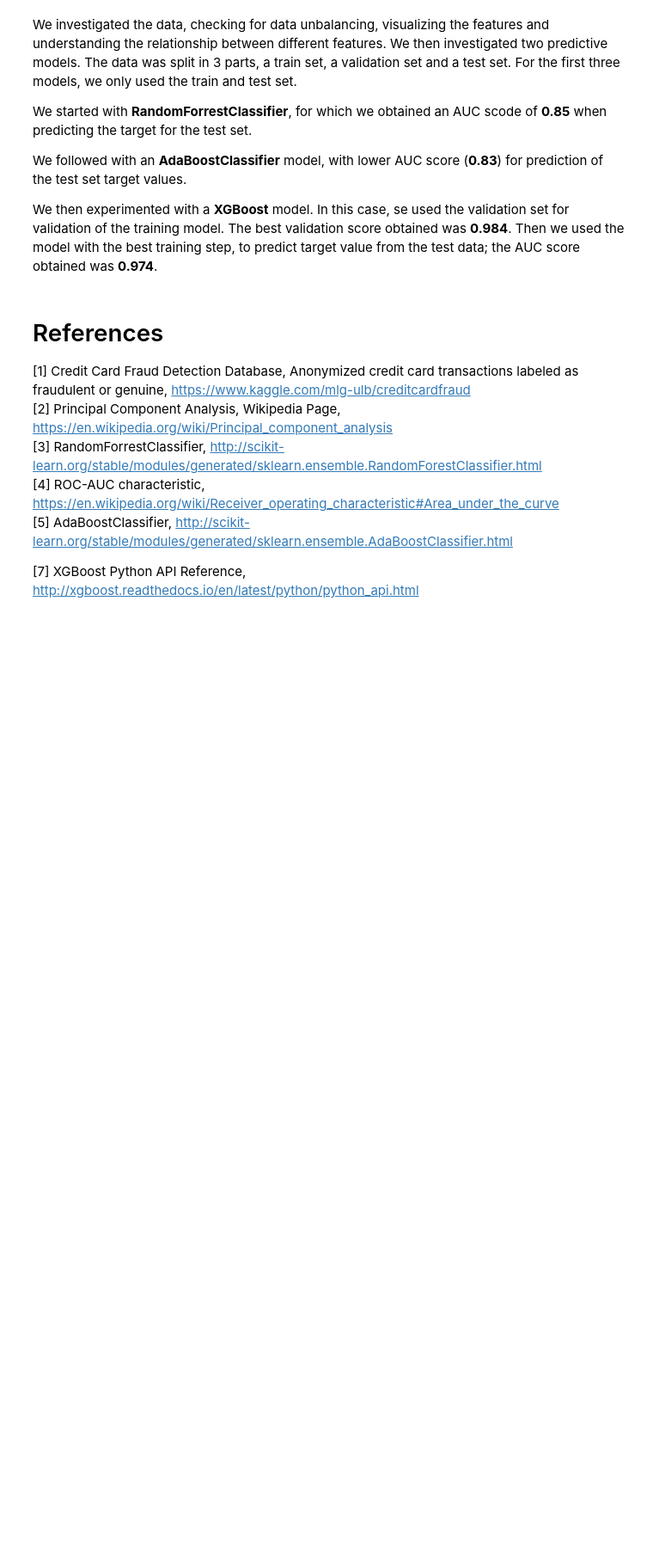
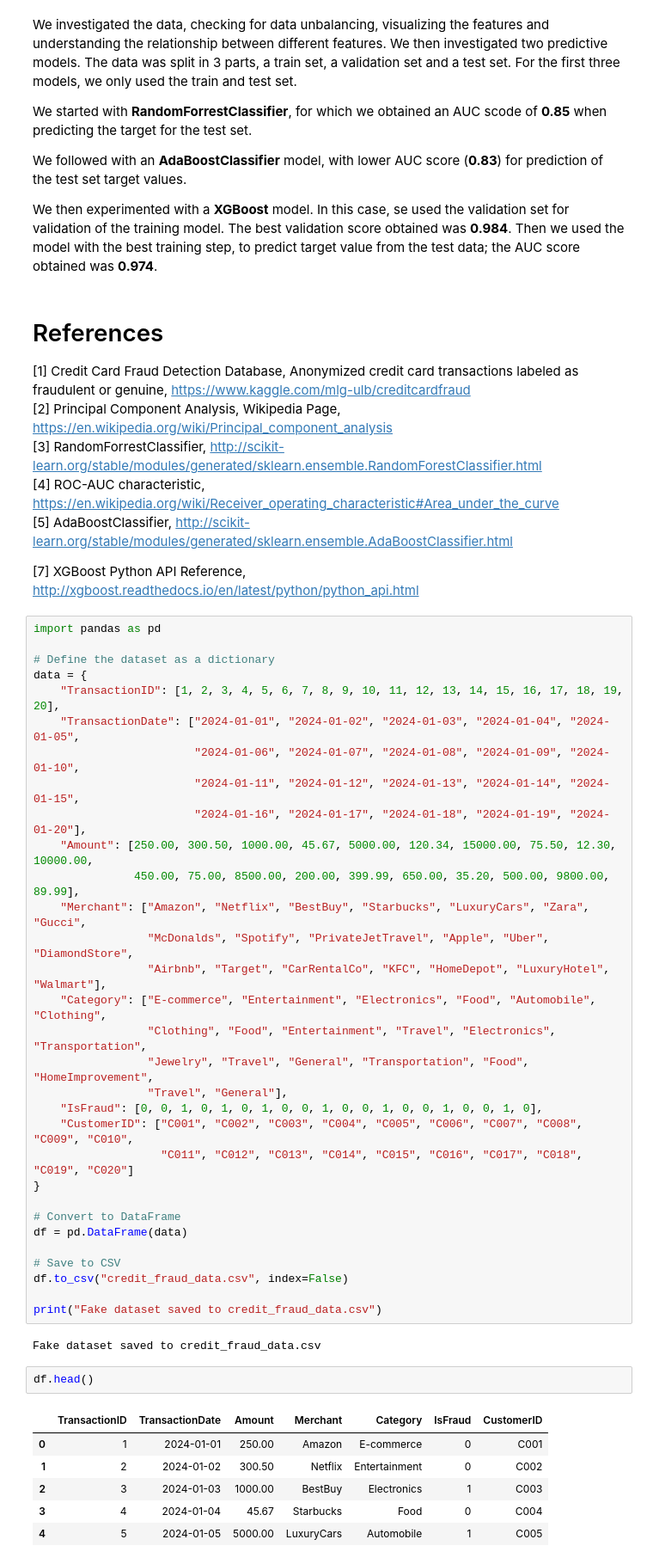
Before and after one commit to MohammadShuaib00/Credit-Card-Fraud-Detection, a Jupyter notebook: notebooks/experiments.ipynb, the cells around one changed output. Shown at 86% size. Cells and saved outputs as stored; diff of their text form; blank space fills up the shorter version.

Commit message:
Data Ingestion Completed

```diff
--- a/notebooks/experiments.ipynb
+++ b/notebooks/experiments.ipynb
@@ -674,3 +674,45 @@ We then experimented with a **XGBoost** model. In this case, se used the validat
 [5] AdaBoostClassifier, http://scikit-learn.org/stable/modules/generated/sklearn.ensemble.AdaBoostClassifier.html
 
 [7] XGBoost Python API Reference, http://xgboost.readthedocs.io/en/latest/python/python_api.html
+# %%
+import pandas as pd
+
+# Define the dataset as a dictionary
+data = {
+    "TransactionID": [1, 2, 3, 4, 5, 6, 7, 8, 9, 10, 11, 12, 13, 14, 15, 16, 17, 18, 19, 20],
+    "TransactionDate": ["2024-01-01", "2024-01-02", "2024-01-03", "2024-01-04", "2024-01-05",
+                        "2024-01-06", "2024-01-07", "2024-01-08", "2024-01-09", "2024-01-10",
+                        "2024-01-11", "2024-01-12", "2024-01-13", "2024-01-14", "2024-01-15",
+                        "2024-01-16", "2024-01-17", "2024-01-18", "2024-01-19", "2024-01-20"],
+    "Amount": [250.00, 300.50, 1000.00, 45.67, 5000.00, 120.34, 15000.00, 75.50, 12.30, 10000.00,
+               450.00, 75.00, 8500.00, 200.00, 399.99, 650.00, 35.20, 500.00, 9800.00, 89.99],
+    "Merchant": ["Amazon", "Netflix", "BestBuy", "Starbucks", "LuxuryCars", "Zara", "Gucci",
+                 "McDonalds", "Spotify", "PrivateJetTravel", "Apple", "Uber", "DiamondStore",
+                 "Airbnb", "Target", "CarRentalCo", "KFC", "HomeDepot", "LuxuryHotel", "Walmart"],
+    "Category": ["E-commerce", "Entertainment", "Electronics", "Food", "Automobile", "Clothing",
+                 "Clothing", "Food", "Entertainment", "Travel", "Electronics", "Transportation",
+                 "Jewelry", "Travel", "General", "Transportation", "Food", "HomeImprovement",
+                 "Travel", "General"],
+    "IsFraud": [0, 0, 1, 0, 1, 0, 1, 0, 0, 1, 0, 0, 1, 0, 0, 1, 0, 0, 1, 0],
+    "CustomerID": ["C001", "C002", "C003", "C004", "C005", "C006", "C007", "C008", "C009", "C010",
+                   "C011", "C012", "C013", "C014", "C015", "C016", "C017", "C018", "C019", "C020"]
+}
+
+# Convert to DataFrame
+df = pd.DataFrame(data)
+
+# Save to CSV
+df.to_csv("credit_fraud_data.csv", index=False)
+
+print("Fake dataset saved to credit_fraud_data.csv")
+# %% [output]
+Fake dataset saved to credit_fraud_data.csv
+# %%
+df.head()
+# %% [output]
+|  | TransactionID | TransactionDate | Amount | Merchant | Category | IsFraud | CustomerID |
+| 0 | 1 | 2024-01-01 | 250.00 | Amazon | E-commerce | 0 | C001 |
+| 1 | 2 | 2024-01-02 | 300.50 | Netflix | Entertainment | 0 | C002 |
+| 2 | 3 | 2024-01-03 | 1000.00 | BestBuy | Electronics | 1 | C003 |
+| 3 | 4 | 2024-01-04 | 45.67 | Starbucks | Food | 0 | C004 |
+| 4 | 5 | 2024-01-05 | 5000.00 | LuxuryCars | Automobile | 1 | C005 |
```
Also changed, not shown: 10 other files.
